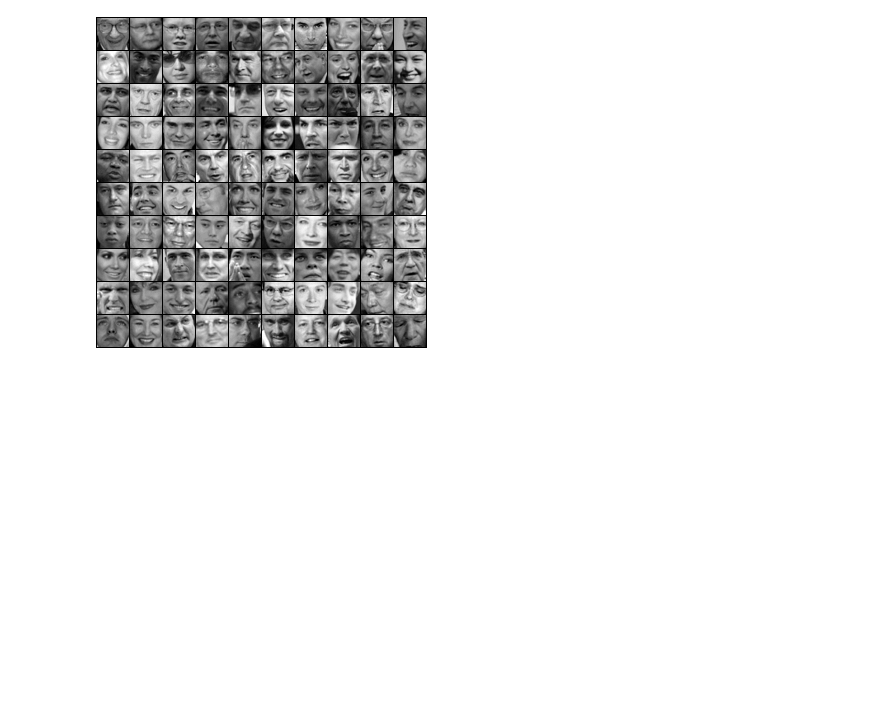
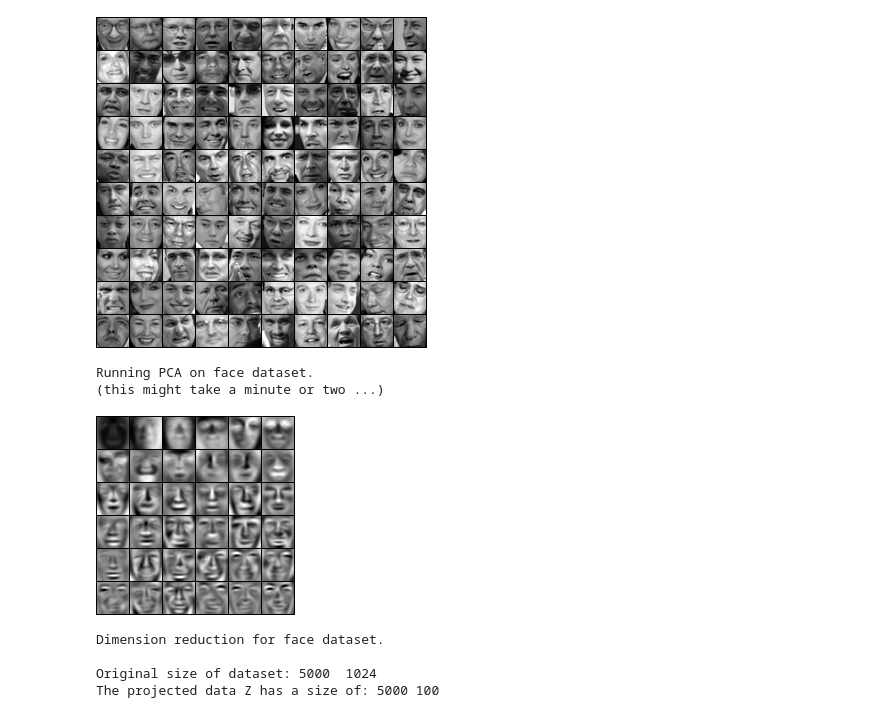
Before and after one commit to hernandezhdd/Machine-Learning-Stanford, a Jupyter notebook: ex7-octave/ex7_pca.ipynb, the cells around one changed output. Cells and saved outputs as stored; diff of their text form; code cells hidden in the pictures; blank space fills up the shorter version.

```diff
--- a/ex7-octave/ex7_pca.ipynb
+++ b/ex7-octave/ex7_pca.ipynb
@@ -142,3 +142,42 @@ displayData(X(1:100, :));
 # %% [output]
 Loading face dataset.
 [figure]
+# %%
+%% =========== Part 5: PCA on Face Data: Eigenfaces  ===================
+%  Run PCA and visualize the eigenvectors which are in this case eigenfaces
+%  We display the first 36 eigenfaces.
+%
+fprintf(['\nRunning PCA on face dataset.\n' ...
+         '(this might take a minute or two ...)\n\n']);
+
+%  Before running PCA, it is important to first normalize X by subtracting
+%  the mean value from each feature
+[X_norm, mu, sigma] = featureNormalize(X);
+
+%  Run PCA
+[U, S] = pca(X_norm);
+
+%  Visualize the top 36 eigenvectors found
+displayData(U(:, 1:36)');
+# %% [output]
+Running PCA on face dataset.
+(this might take a minute or two ...)
+[figure, added]
+# %%
+%% ============= Part 6: Dimension Reduction for Faces =================
+%  Project images to the eigen space using the top k eigenvectors
+%  If you are applying a machine learning algorithm
+fprintf('\nDimension reduction for face dataset.\n\n');
+
+K = 100;
+
+Z = projectData(X_norm, U, K);
+
+disp(['Original size of dataset: ', num2str(size(X_norm))])
+fprintf('The projected data Z has a size of: ')
+fprintf('%d ', size(Z));
+# %% [output]
+Dimension reduction for face dataset.
+
+Original size of dataset: 5000  1024
+The projected data Z has a size of: 5000 100
```
Also changed, not shown: parts of 12 cells of this notebook, 1 other file.
